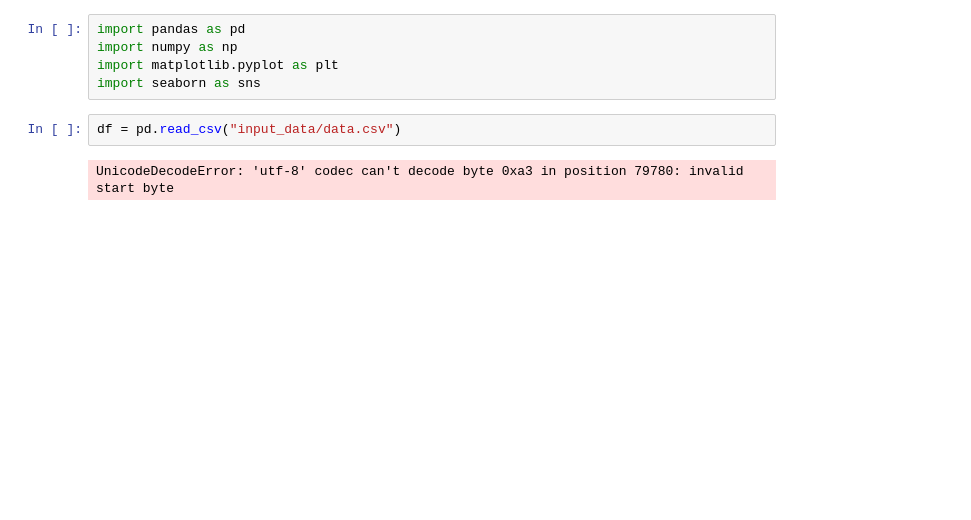
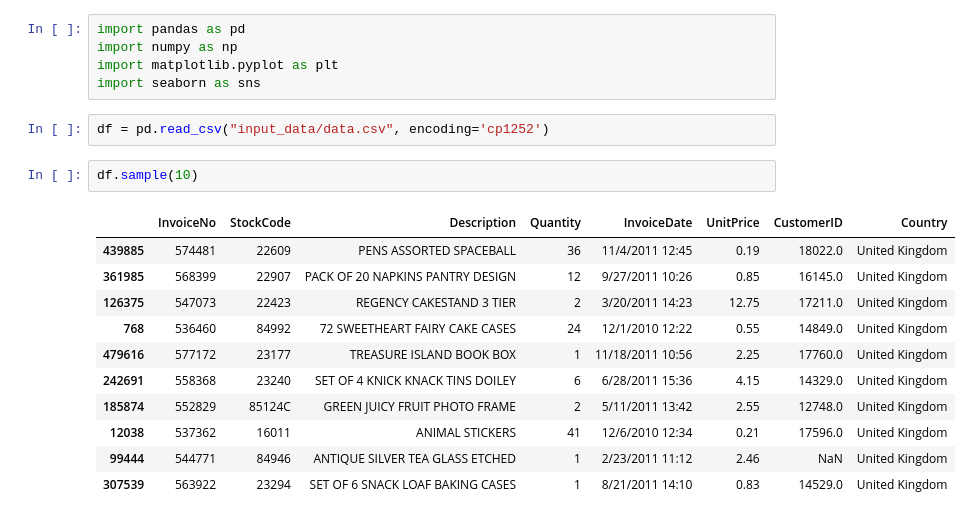
Before and after one commit to Rohit-Singh-0/Customer-Segmentation-Analysis, a Jupyter notebook: Customer Segmentation Analysis.ipynb, the cells around one changed output. Drawn from its saved outputs; the diff is of its cells as text; blank space fills up the shorter version.

```diff
--- a/Customer Segmentation Analysis.ipynb
+++ b/Customer Segmentation Analysis.ipynb
@@ -4,6 +4,18 @@ import numpy as np
 import matplotlib.pyplot as plt
 import seaborn as sns
 # %%
-df = pd.read_csv("input_data/data.csv")
+df = pd.read_csv("input_data/data.csv", encoding='cp1252')
-# %% [output]
-UnicodeDecodeError: 'utf-8' codec can't decode byte 0xa3 in position 79780: invalid start byte
+# %%
+df.sample(10)
+# %% [output]
+|  | InvoiceNo | StockCode | Description | Quantity | InvoiceDate | UnitPrice | CustomerID | Country |
+| 439885 | 574481 | 22609 | PENS ASSORTED SPACEBALL | 36 | 11/4/2011 12:45 | 0.19 | 18022.0 | United Kingdom |
+| 361985 | 568399 | 22907 | PACK OF 20 NAPKINS PANTRY DESIGN | 12 | 9/27/2011 10:26 | 0.85 | 16145.0 | United Kingdom |
+| 126375 | 547073 | 22423 | REGENCY CAKESTAND 3 TIER | 2 | 3/20/2011 14:23 | 12.75 | 17211.0 | United Kingdom |
+| 768 | 536460 | 84992 | 72 SWEETHEART FAIRY CAKE CASES | 24 | 12/1/2010 12:22 | 0.55 | 14849.0 | United Kingdom |
+| 479616 | 577172 | 23177 | TREASURE ISLAND BOOK BOX | 1 | 11/18/2011 10:56 | 2.25 | 17760.0 | United Kingdom |
+| 242691 | 558368 | 23240 | SET OF 4 KNICK KNACK TINS DOILEY | 6 | 6/28/2011 15:36 | 4.15 | 14329.0 | United Kingdom |
+| 185874 | 552829 | 85124C | GREEN JUICY FRUIT PHOTO FRAME | 2 | 5/11/2011 13:42 | 2.55 | 12748.0 | United Kingdom |
+| 12038 | 537362 | 16011 | ANIMAL STICKERS | 41 | 12/6/2010 12:34 | 0.21 | 17596.0 | United Kingdom |
+| 99444 | 544771 | 84946 | ANTIQUE SILVER TEA GLASS ETCHED | 1 | 2/23/2011 11:12 | 2.46 | NaN | United Kingdom |
+| 307539 | 563922 | 23294 | SET OF 6 SNACK LOAF BAKING CASES | 1 | 8/21/2011 14:10 | 0.83 | 14529.0 | United Kingdom |
```
Also changed, not shown: parts of 24 cells of this notebook.
